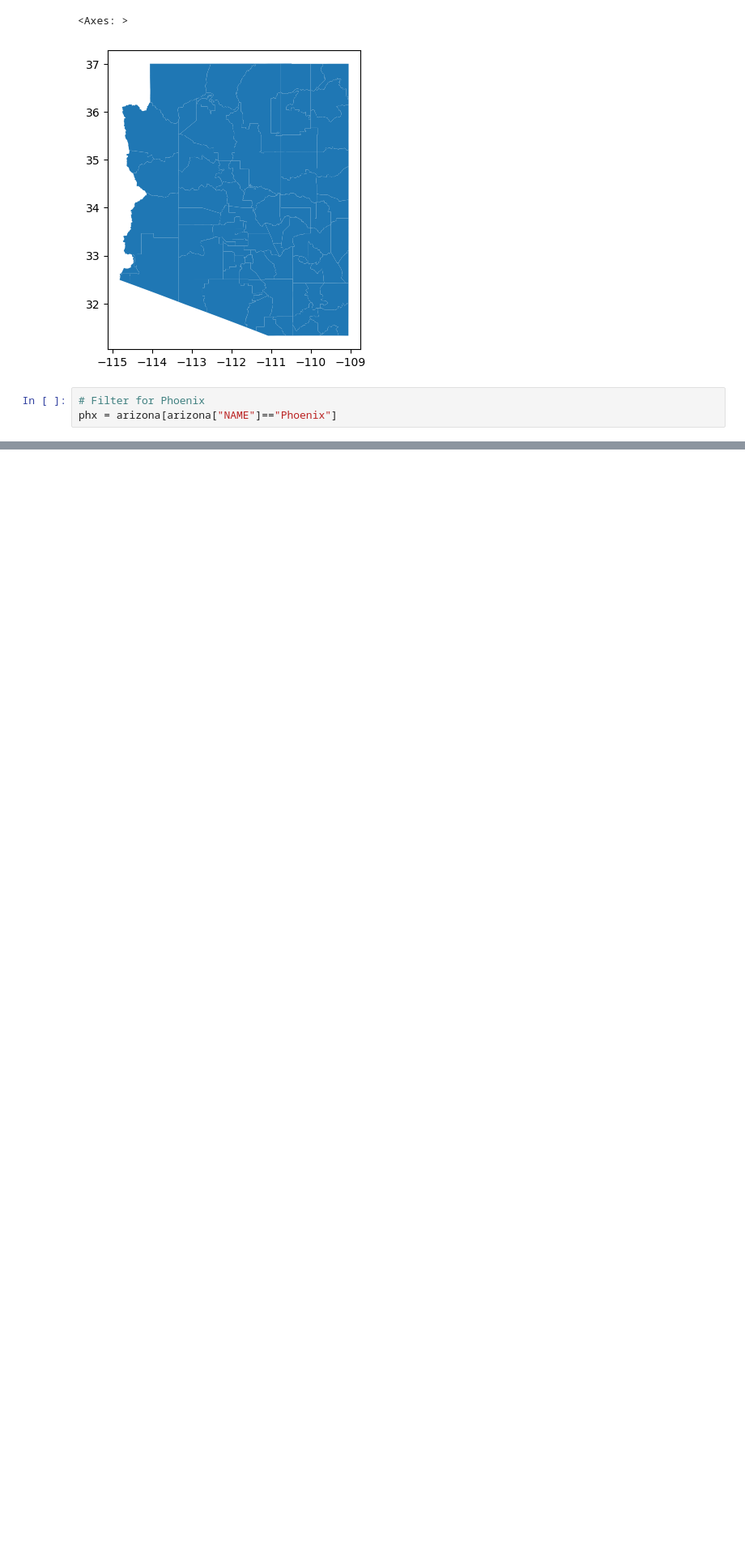
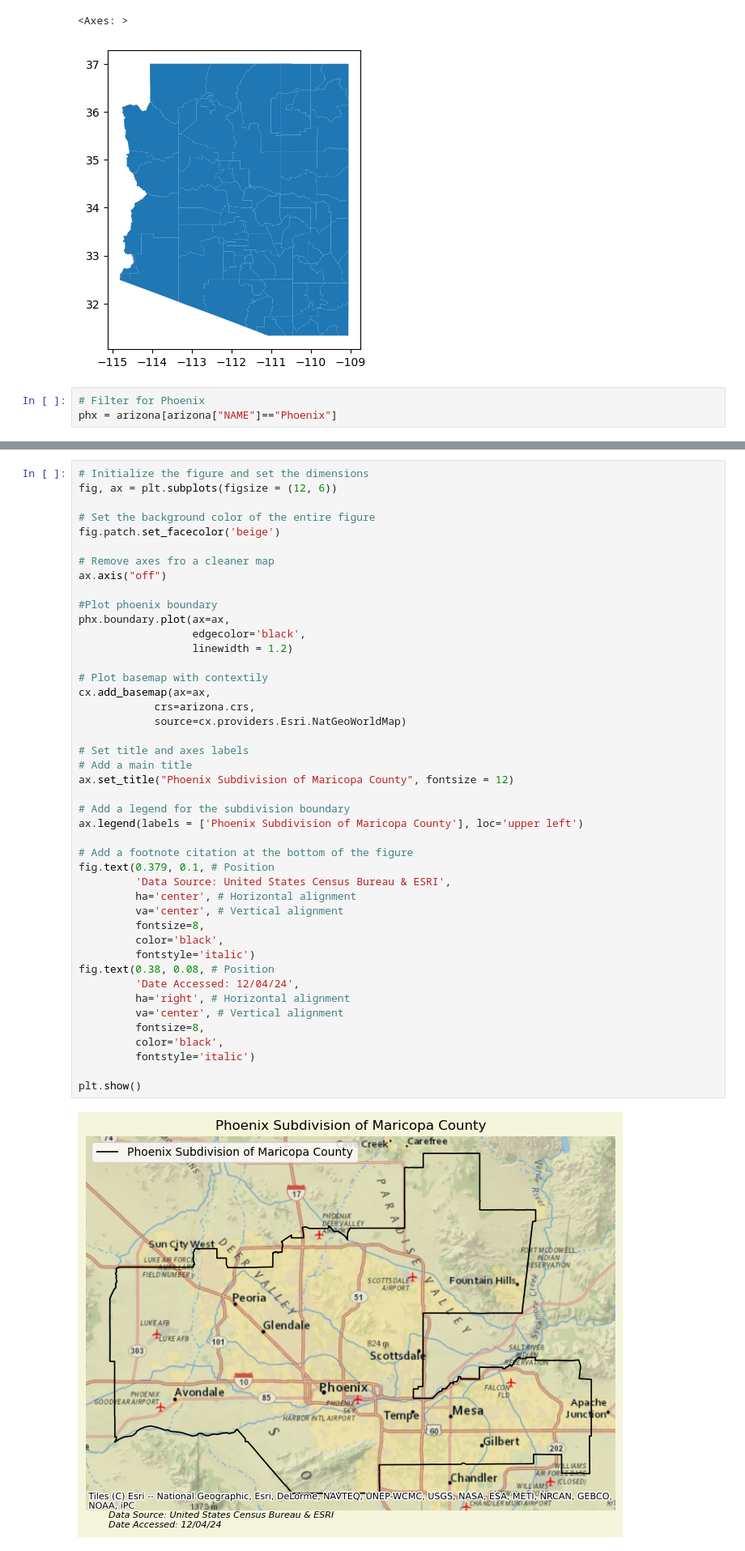
Before and after one commit to stephenccodes/biodiversity-intactness-index-phoenix, a Jupyter notebook: biodiversity_intactness_index_phoenix.ipynb, the cells around one changed output, grey strips where cells are left out. Shown: that part at 81% size. Cells and saved outputs as stored; diff of their text form; blank space fills up the shorter version.

```diff
--- a/biodiversity_intactness_index_phoenix.ipynb
+++ b/biodiversity_intactness_index_phoenix.ipynb
@@ -283,0 +235,46 @@ UndefinedVariableError: name 'city_id' is not defined
+# %%
+# Initialize the figure and set the dimensions
+fig, ax = plt.subplots(figsize = (12, 6))
+
+# Set the background color of the entire figure
+fig.patch.set_facecolor('beige')
+
+# Remove axes fro a cleaner map
+ax.axis("off")
+
+#Plot phoenix boundary
+phx.boundary.plot(ax=ax,
+                  edgecolor='black',
+                  linewidth = 1.2)
+
+# Plot basemap with contextily
+cx.add_basemap(ax=ax,
+            crs=arizona.crs,
+            source=cx.providers.Esri.NatGeoWorldMap)
+
+# Set title and axes labels
+# Add a main title
+ax.set_title("Phoenix Subdivision of Maricopa County", fontsize = 12)
+
+# Add a legend for the subdivision boundary
+ax.legend(labels = ['Phoenix Subdivision of Maricopa County'], loc='upper left')
+
+# Add a footnote citation at the bottom of the figure
+fig.text(0.379, 0.1, # Position
+         'Data Source: United States Census Bureau & ESRI',
+         ha='center', # Horizontal alignment
+         va='center', # Vertical alignment
+         fontsize=8,
+         color='black',
+         fontstyle='italic')
+fig.text(0.38, 0.08, # Position
+         'Date Accessed: 12/04/24',
+         ha='right', # Horizontal alignment
+         va='center', # Vertical alignment
+         fontsize=8,
+         color='black',
+         fontstyle='italic')
+
+plt.show()
+# %% [output]
+[figure, added]
```
Also changed, not shown: parts of 17 cells of this notebook.
